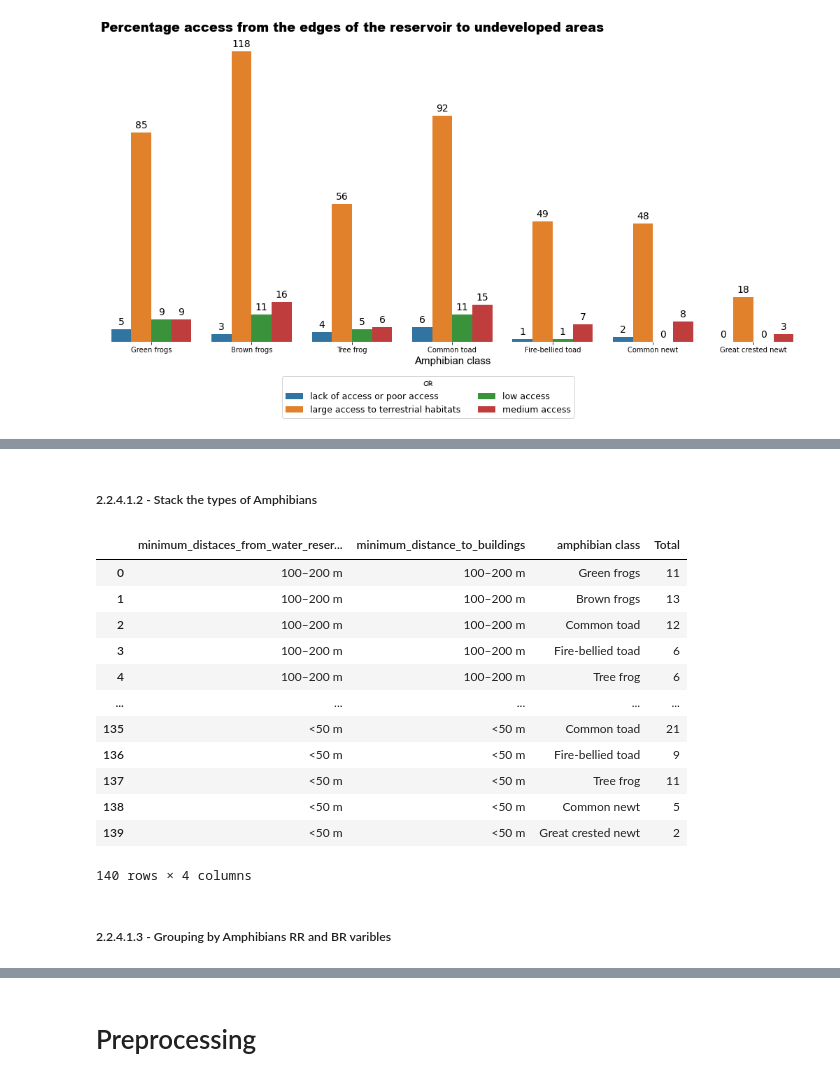
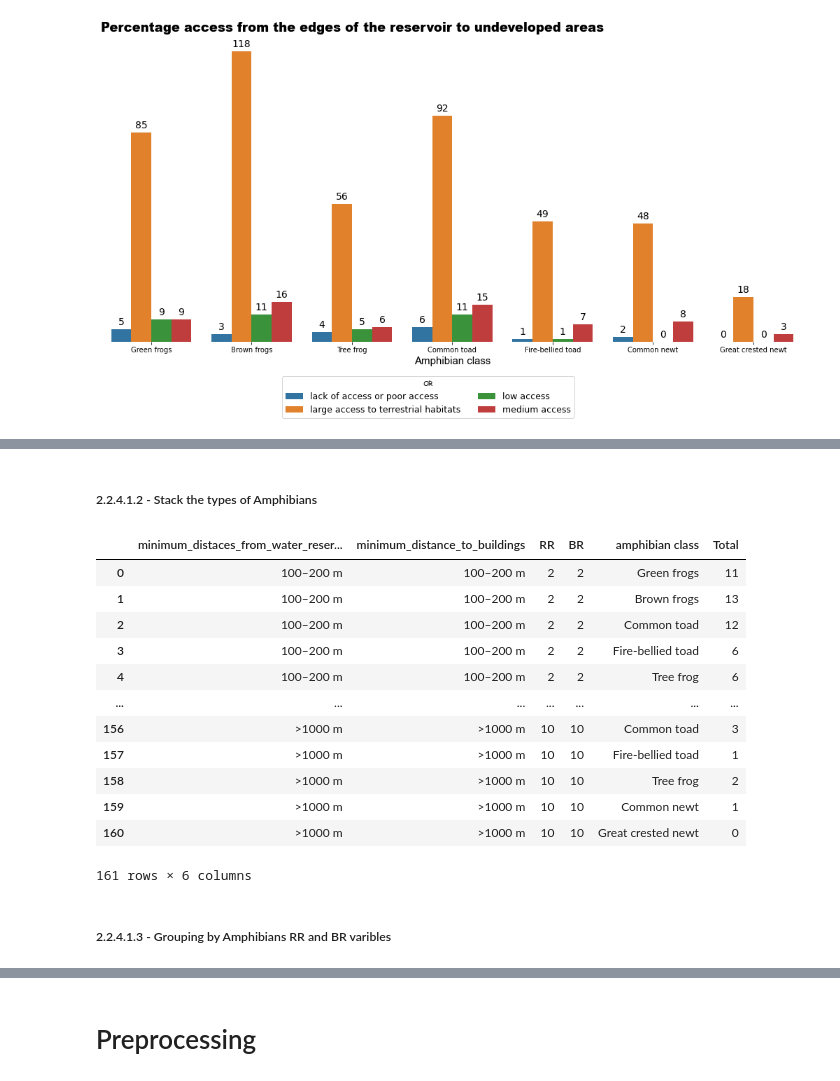
Before and after one commit to Renata-Thomazelli/amphibians, a Jupyter notebook: amphibians-Copy1.ipynb, the cells around one changed output, grey strips where cells are left out. Cells and saved outputs as stored; diff of their text form; code cells hidden in the pictures.

```diff
--- a/amphibians-Copy1.ipynb
+++ b/amphibians-Copy1.ipynb
@@ -796,8 +777,10 @@ BR - minimum_distance_to_buildings
 rr_br_labes_and_target_list = classification_target_list.copy()
 rr_br_labes_and_target_list.append('minimum_distaces_from_water_reservoir_to_roads')
 rr_br_labes_and_target_list.append('minimum_distance_to_buildings')
+rr_br_labes_and_target_list.append('RR')
+rr_br_labes_and_target_list.append('BR')
 new_df_with_described_categories[classification_target_list]=new_df_with_described_categories[classification_target_list].astype("int8")
 
 
-new_df_with_described_categories_or = new_df_with_described_categories[rr_br_labes_and_target_list]
+new_df_with_described_categories_minimus = new_df_with_described_categories[rr_br_labes_and_target_list]
 # %%
@@ -821,5 +810,5 @@ new_df_with_described_categories_or
 # %%
 
-new_df_with_described_categories_or_grouped = new_df_with_described_categories_or.groupby(['minimum_distaces_from_water_reservoir_to_roads','minimum_distance_to_buildings']).agg('sum')
+new_df_with_described_categories_or_grouped = new_df_with_described_categories_minimus.groupby(['minimum_distaces_from_water_reservoir_to_roads','minimum_distance_to_buildings','RR','BR']).agg('sum')
 new_df_with_described_categories_or_grouped
 # %% [output]
@@ -844,30 +833,30 @@ new_df_with_described_categories_or_grouped
-# %% [markdown]
-##### 2.2.4.1.2 - Stack the types of Amphibians
+# %% [markdown]
+##### 2.2.4.1.2 - Stack the types of Amphibians
 # %%
 new_df_with_described_categories_or_grouped = (
     new_df_with_described_categories_or_grouped
     .stack() #Here we have a serie with multindex
-    .rename_axis(['minimum_distaces_from_water_reservoir_to_roads', 'minimum_distance_to_buildings','amphibian class'])
+    .rename_axis(['minimum_distaces_from_water_reservoir_to_roads', 'minimum_distance_to_buildings','RR','BR','amphibian class'])
 
     .reset_index(name='Total')
 
 )
 new_df_with_described_categories_or_grouped
 # %% [output]
-|  | minimum_distaces_from_water_reser... | minimum_distance_to_buildings | amphibian class | Total |
-| 0 | 100–200 m | 100–200 m | Green frogs | 11 |
-| 1 | 100–200 m | 100–200 m | Brown frogs | 13 |
-| 2 | 100–200 m | 100–200 m | Common toad | 12 |
-| 3 | 100–200 m | 100–200 m | Fire-bellied toad | 6 |
-| 4 | 100–200 m | 100–200 m | Tree frog | 6 |
-| ... | ... | ... | ... | ... |
-| 135 | <50 m | <50 m | Common toad | 21 |
-| 136 | <50 m | <50 m | Fire-bellied toad | 9 |
-| 137 | <50 m | <50 m | Tree frog | 11 |
-| 138 | <50 m | <50 m | Common newt | 5 |
-| 139 | <50 m | <50 m | Great crested newt | 2 |
+|  | minimum_distaces_from_water_reser... | minimum_distance_to_buildings | RR | BR | amphibian class | Total |
+| 0 | 100–200 m | 100–200 m | 2 | 2 | Green frogs | 11 |
+| 1 | 100–200 m | 100–200 m | 2 | 2 | Brown frogs | 13 |
+| 2 | 100–200 m | 100–200 m | 2 | 2 | Common toad | 12 |
+| 3 | 100–200 m | 100–200 m | 2 | 2 | Fire-bellied toad | 6 |
+| 4 | 100–200 m | 100–200 m | 2 | 2 | Tree frog | 6 |
+| ... | ... | ... | ... | ... | ... | ... |
+| 156 | >1000 m | >1000 m | 10 | 10 | Common toad | 3 |
+| 157 | >1000 m | >1000 m | 10 | 10 | Fire-bellied toad | 1 |
+| 158 | >1000 m | >1000 m | 10 | 10 | Tree frog | 2 |
+| 159 | >1000 m | >1000 m | 10 | 10 | Common newt | 1 |
+| 160 | >1000 m | >1000 m | 10 | 10 | Great crested newt | 0 |
-140 rows × 4 columns
+161 rows × 6 columns
-# %% [markdown]
-##### 2.2.4.1.3 - Grouping by Amphibians RR and BR varibles
+# %% [markdown]
+##### 2.2.4.1.3 - Grouping by Amphibians RR and BR varibles
 # %%
 order=['Green frogs','Brown frogs','Tree frog','Common toad','Fire-bellied toad','Common newt','Great crested newt']
```
Also changed, not shown: parts of 162 cells of this notebook, 3 other files.
